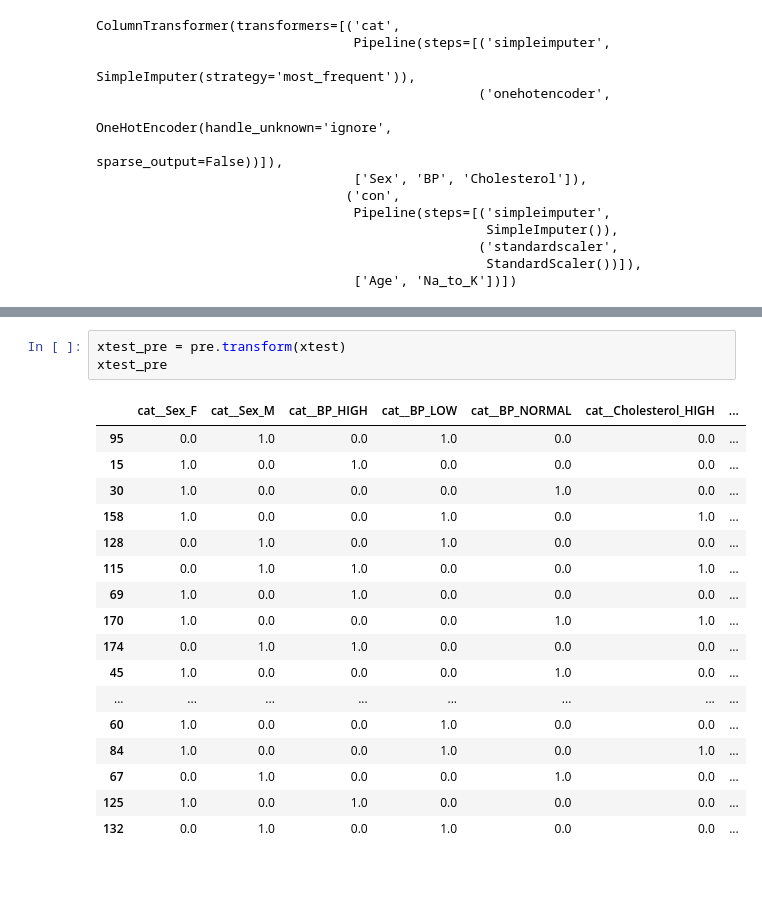
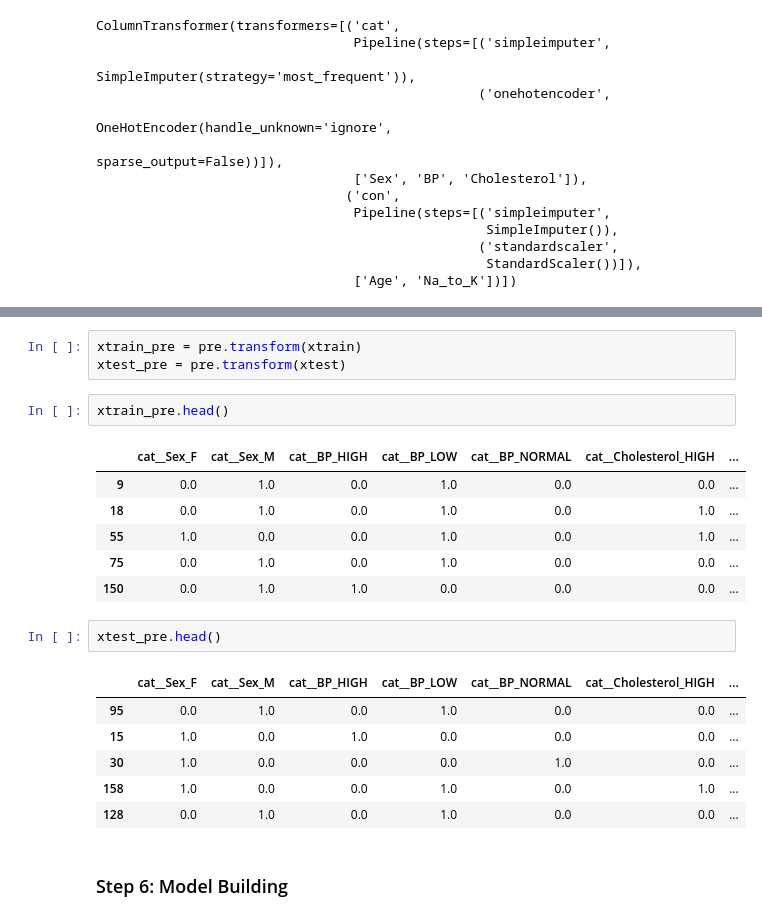
Before and after one commit to ashwini-ah18/machin-larning, a Jupyter notebook: Decision Tree Classifir/Decioin tree classifir.ipynb, the cells around one changed output, grey strips where cells are left out. Cells and saved outputs as stored; diff of their text form; blank space fills up the shorter version.

```diff
--- a/Decision Tree Classifir/Decioin tree classifir.ipynb
+++ b/Decision Tree Classifir/Decioin tree classifir.ipynb
@@ -223,23 +222,25 @@ ColumnTransformer(transformers=[('cat',
                                                   StandardScaler())]),
                                  ['Age', 'Na_to_K'])])
 # %%
+xtrain_pre = pre.transform(xtrain)
 xtest_pre = pre.transform(xtest)
-xtest_pre
-# %% [output]
-|  | cat__Sex_F | cat__Sex_M | cat__BP_HIGH | cat__BP_LOW | cat__BP_NORMAL | cat__Cholesterol_HIGH | ... |
-| 95 | 0.0 | 1.0 | 0.0 | 1.0 | 0.0 | 0.0 | ... |
-| 15 | 1.0 | 0.0 | 1.0 | 0.0 | 0.0 | 0.0 | ... |
-| 30 | 1.0 | 0.0 | 0.0 | 0.0 | 1.0 | 0.0 | ... |
-| 158 | 1.0 | 0.0 | 0.0 | 1.0 | 0.0 | 1.0 | ... |
-| 128 | 0.0 | 1.0 | 0.0 | 1.0 | 0.0 | 0.0 | ... |
-| 115 | 0.0 | 1.0 | 1.0 | 0.0 | 0.0 | 1.0 | ... |
-| 69 | 1.0 | 0.0 | 1.0 | 0.0 | 0.0 | 0.0 | ... |
-| 170 | 1.0 | 0.0 | 0.0 | 0.0 | 1.0 | 1.0 | ... |
-| 174 | 0.0 | 1.0 | 1.0 | 0.0 | 0.0 | 0.0 | ... |
-| 45 | 1.0 | 0.0 | 0.0 | 0.0 | 1.0 | 0.0 | ... |
-| ... | ... | ... | ... | ... | ... | ... | ... |
-| 60 | 1.0 | 0.0 | 0.0 | 1.0 | 0.0 | 0.0 | ... |
-| 84 | 1.0 | 0.0 | 0.0 | 1.0 | 0.0 | 1.0 | ... |
-| 67 | 0.0 | 1.0 | 0.0 | 0.0 | 1.0 | 0.0 | ... |
-| 125 | 1.0 | 0.0 | 1.0 | 0.0 | 0.0 | 0.0 | ... |
-| 132 | 0.0 | 1.0 | 0.0 | 1.0 | 0.0 | 0.0 | ... |
+# %%
+xtrain_pre.head()
+# %% [output]
+|  | cat__Sex_F | cat__Sex_M | cat__BP_HIGH | cat__BP_LOW | cat__BP_NORMAL | cat__Cholesterol_HIGH | ... |
+| 9 | 0.0 | 1.0 | 0.0 | 1.0 | 0.0 | 0.0 | ... |
+| 18 | 0.0 | 1.0 | 0.0 | 1.0 | 0.0 | 1.0 | ... |
+| 55 | 1.0 | 0.0 | 0.0 | 1.0 | 0.0 | 1.0 | ... |
+| 75 | 0.0 | 1.0 | 0.0 | 1.0 | 0.0 | 0.0 | ... |
+| 150 | 0.0 | 1.0 | 1.0 | 0.0 | 0.0 | 0.0 | ... |
+# %%
+xtest_pre.head()
+# %% [output]
+|  | cat__Sex_F | cat__Sex_M | cat__BP_HIGH | cat__BP_LOW | cat__BP_NORMAL | cat__Cholesterol_HIGH | ... |
+| 95 | 0.0 | 1.0 | 0.0 | 1.0 | 0.0 | 0.0 | ... |
+| 15 | 1.0 | 0.0 | 1.0 | 0.0 | 0.0 | 0.0 | ... |
+| 30 | 1.0 | 0.0 | 0.0 | 0.0 | 1.0 | 0.0 | ... |
+| 158 | 1.0 | 0.0 | 0.0 | 1.0 | 0.0 | 1.0 | ... |
+| 128 | 0.0 | 1.0 | 0.0 | 1.0 | 0.0 | 0.0 | ... |
+# %% [markdown]
+### Step 6: Model Building
```
Also changed, not shown: parts of 14 cells of this notebook, 2 other files.
